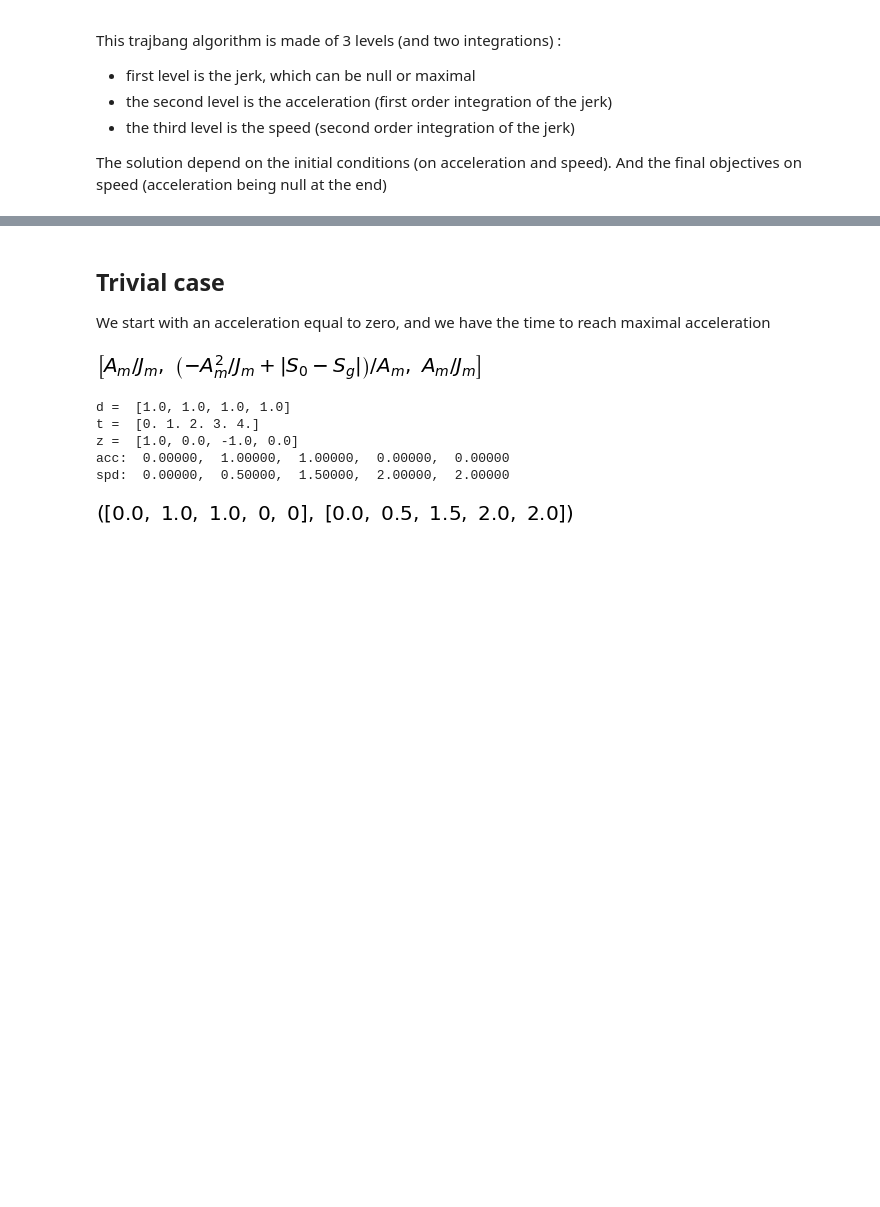
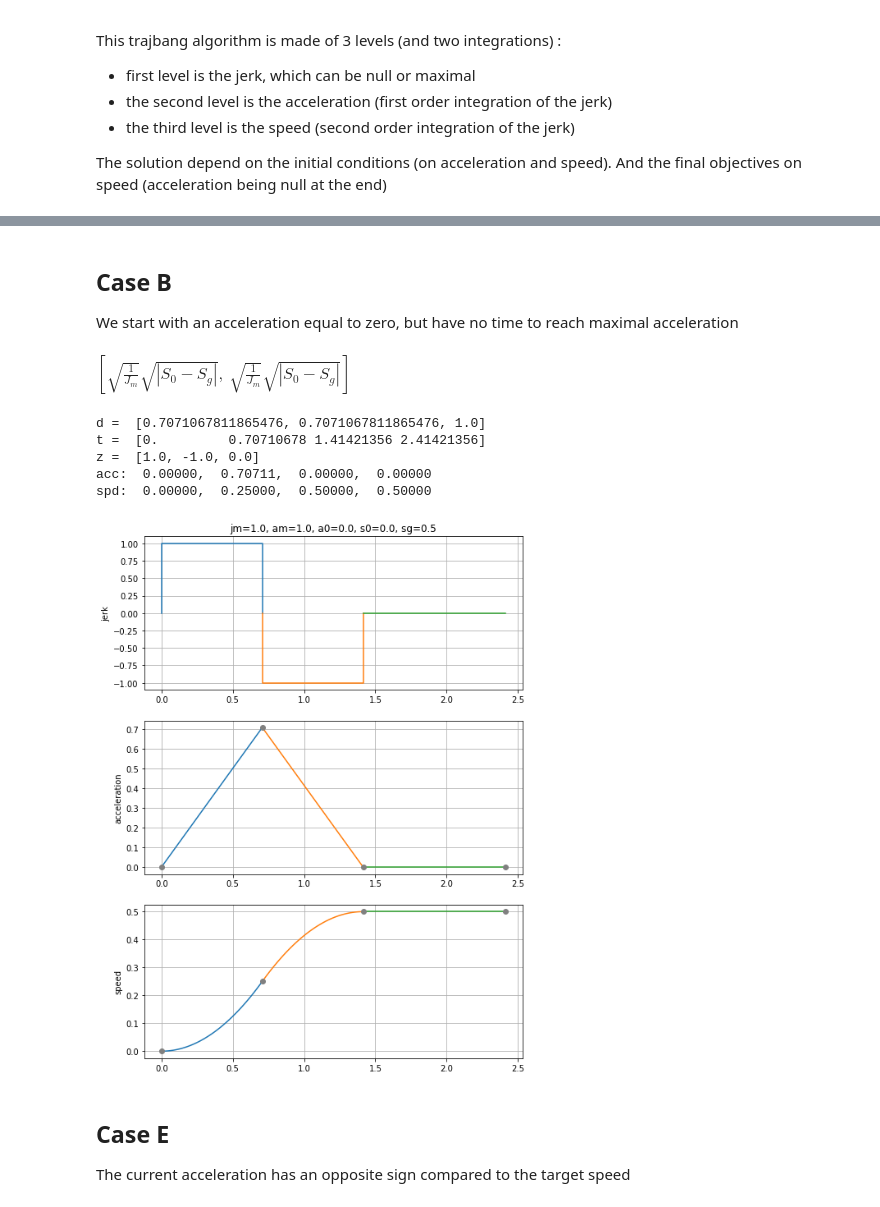
Before and after one commit to yota-code/trajbang, a Jupyter notebook: level_3/analytical.ipynb, the cells around one changed output, grey strips where cells are left out. Drawn from its saved outputs; the diff is of its cells as text; code cells hidden in the pictures; blank space fills up the shorter version.

```diff
--- a/level_3/analytical.ipynb
+++ b/level_3/analytical.ipynb
@@ -36,18 +54,22 @@ Documentation can be found at https://docs.sympy.org/1.4/
 # %% [markdown]
-## Trivial case
+## Case B
 
-We start with an acceleration equal to zero, and we have the time to reach maximal acceleration
+We start with an acceleration equal to zero, but have no time to reach maximal acceleration
 # %%
-bch, cmd, dur, val = analytical.compute_3(1.0, 1.0, 0.0, 0.0, 2.0)
-dur
+bch, cmd, dur, val = analytical.compute_3(1.0, 1.0, 0.0, 0.0, 0.5)
+print_m(dur)
 # %% [output]
-[figure, removed]
+$\displaystyle \left[ \sqrt{\frac{1}{J_{m}}} \sqrt{\left|{S_{0} - S_{g}}\right|}, \  \sqrt{\frac{1}{J_{m}}} \sqrt{\left|{S_{0} - S_{g}}\right|}\right]$
 # %%
-plot.plot_3(cmd + [0.0,], [float(d.subs(val)) for d in dur] + [1.0,], val, bch)
+a_lst, s_lst = plot.plot_3(cmd + [0.0,], [float(d.subs(val)) for d in dur] + [1.0,], val, bch)
 # %% [output]
-d =  [1.0, 1.0, 1.0, 1.0]
-t =  [0. 1. 2. 3. 4.]
-z =  [1.0, 0.0, -1.0, 0.0]
-acc:  0.00000,  1.00000,  1.00000,  0.00000,  0.00000
-spd:  0.00000,  0.50000,  1.50000,  2.00000,  2.00000
+d =  [0.7071067811865476, 0.7071067811865476, 1.0]
+t =  [0.         0.70710678 1.41421356 2.41421356]
+z =  [1.0, -1.0, 0.0]
+acc:  0.00000,  0.70711,  0.00000,  0.00000
+spd:  0.00000,  0.25000,  0.50000,  0.50000
-[figure, old version]
+[figure, new version]
+# %% [markdown]
+## Case E
+
+The current acceleration has an opposite sign compared to the target speed
```
Also changed, not shown: parts of 7 cells of this notebook, 1 other file.
